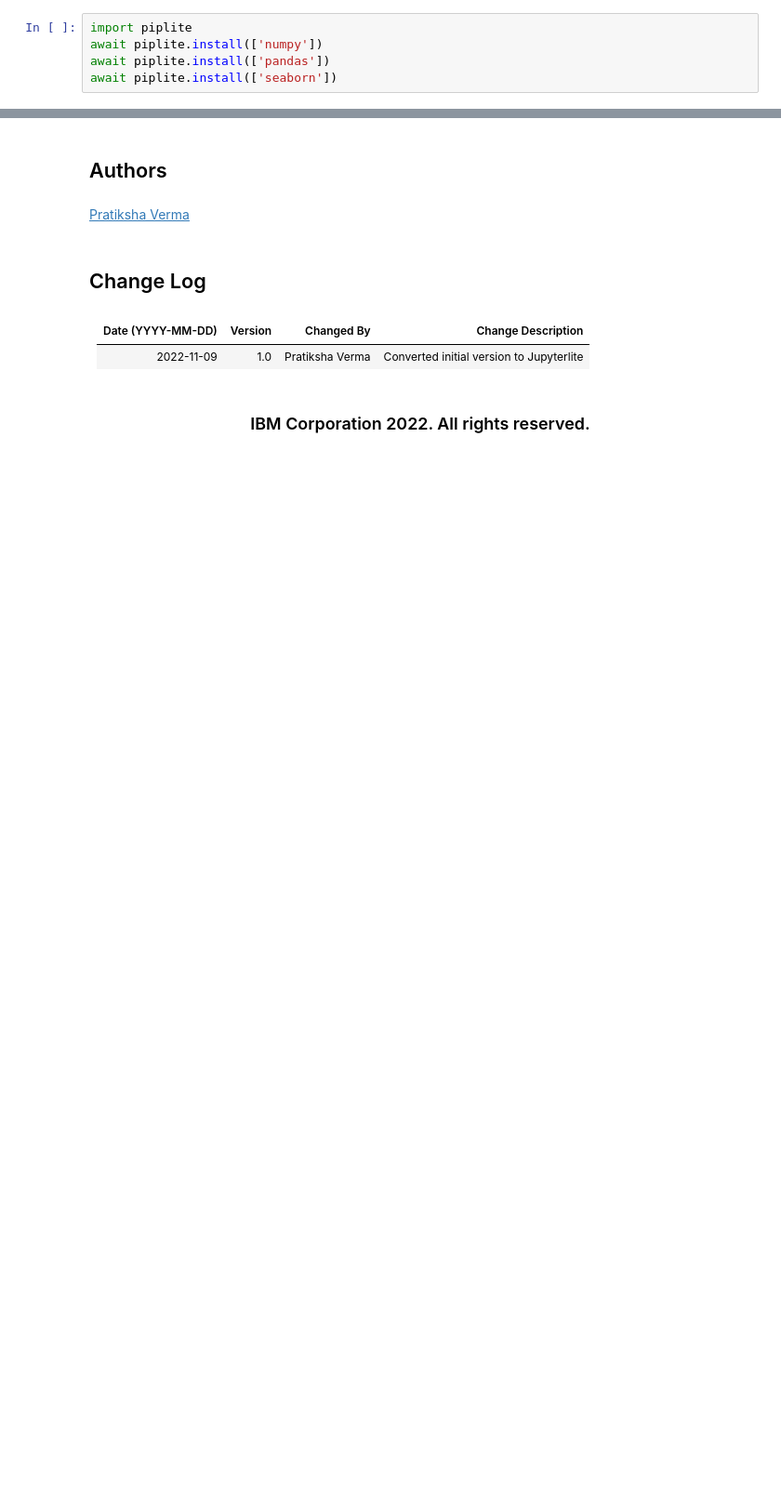
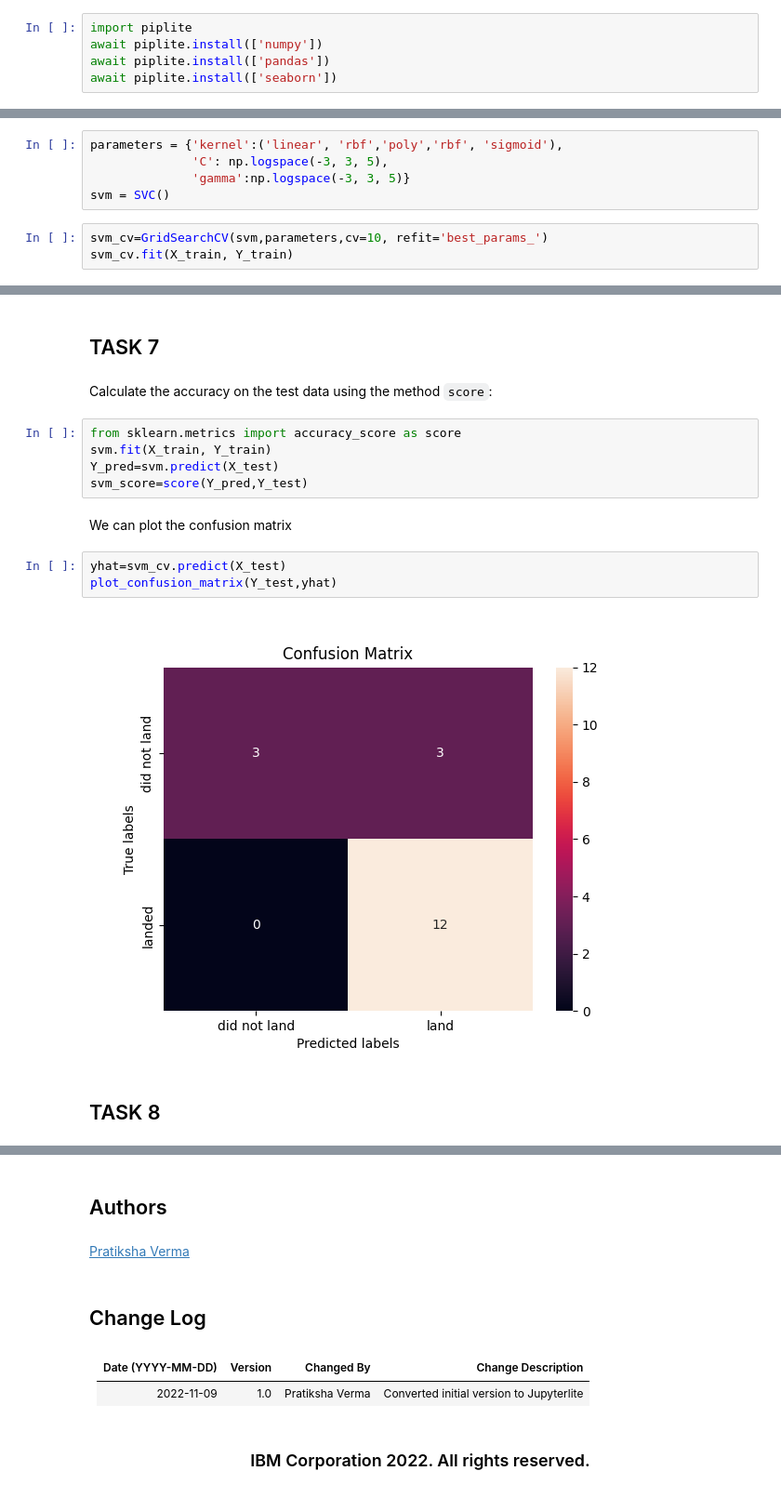
Before and after one commit to AdriandotEXE/Final, a Jupyter notebook: IBM-DS0321EN-SkillsNetwork_labs_module_2_jupyter-labs-eda-dataviz.ipynb.jupyterlite (1).ipynb, the cells around one changed output, grey strips where cells are left out. Shown: that part at 93% size. Drawn from its saved outputs; the diff is of its cells as text; blank space fills up the shorter version.

```diff
--- a/IBM-DS0321EN-SkillsNetwork_labs_module_2_jupyter-labs-eda-dataviz.ipynb.jupyterlite (1).ipynb
+++ b/IBM-DS0321EN-SkillsNetwork_labs_module_2_jupyter-labs-eda-dataviz.ipynb.jupyterlite (1).ipynb
@@ -289,0 +205,8 @@ We can now export it to a <b>CSV</b> for the next section,but to make the answer
+# %%
+parameters = {'kernel':('linear', 'rbf','poly','rbf', 'sigmoid'),
+              'C': np.logspace(-3, 3, 5),
+              'gamma':np.logspace(-3, 3, 5)}
+svm = SVC()
+# %%
+svm_cv=GridSearchCV(svm,parameters,cv=10, refit='best_params_')
+svm_cv.fit(X_train, Y_train)
@@ -289,0 +227,18 @@ We can now export it to a <b>CSV</b> for the next section,but to make the answer
+# %% [markdown]
+## TASK  7
+# %% [markdown]
+Calculate the accuracy on the test data using the method <code>score</code>:
+# %%
+from sklearn.metrics import accuracy_score as score
+svm.fit(X_train, Y_train)
+Y_pred=svm.predict(X_test)
+svm_score=score(Y_pred,Y_test)
+# %% [markdown]
+We can plot the confusion matrix
+# %%
+yhat=svm_cv.predict(X_test)
+plot_confusion_matrix(Y_test,yhat)
+# %% [output]
+[figure, added]
+# %% [markdown]
+## TASK  8
```
Also changed, not shown: parts of 127 cells of this notebook, 1 other file.
